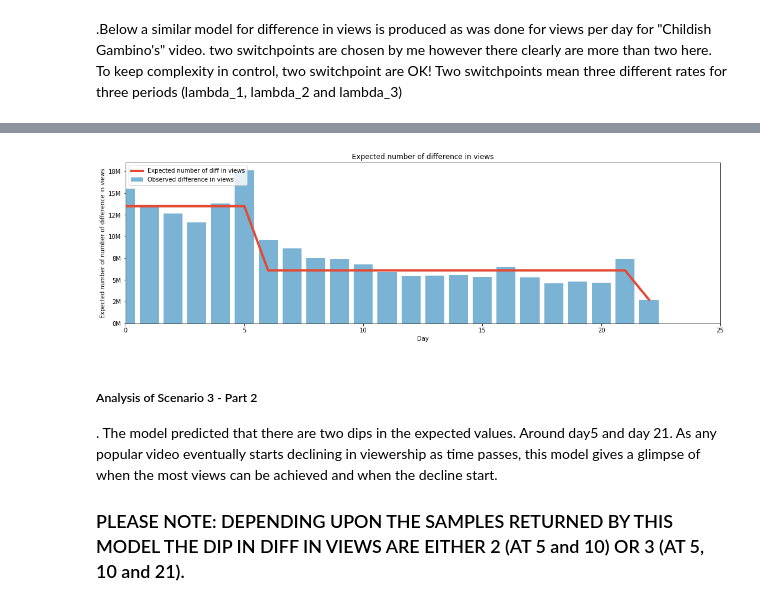
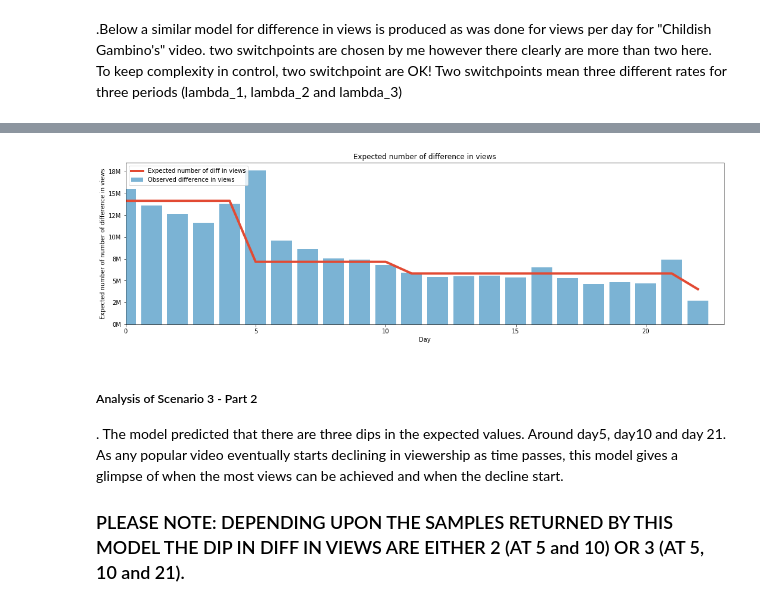
Before and after one commit to fariha23/YouTube_Data_Analysis_Video_Categories, a Jupyter notebook: YouTube-Statistics.ipynb, the cells around one changed output, grey strips where cells are left out. Saved outputs shown, nothing was run; the diff lists cells and outputs as text; code cells hidden in the pictures.

```diff
--- a/YouTube-Statistics.ipynb
+++ b/YouTube-Statistics.ipynb
@@ -634,37 +635,37 @@ N1 = tau_1_a_samples.shape[0]
 
 n_count_data1=len(childish_diff_array)
 
 expected_diff_views_per_day = np.zeros(n_count_data1)
 
 for day in range(0, int(np.mean(tau_1_a_samples))):
     ix = day <= tau_1_a_samples
     expected_diff_views_per_day[day] = (lambda_1_a_samples[ix].sum() + lambda_2_a_samples[~ix].sum()) / N1
 
 for day in range(int(np.mean(tau_1_a_samples)), n_count_data1):
     ix = day <= tau_2_a_samples
     expected_diff_views_per_day[day] = (lambda_2_a_samples[ix].sum() + lambda_3_a_samples[~ix].sum()) / N1
 
 
 
 f, ax = plt.subplots(figsize=(18,5))
 
 plt.plot(range(n_count_data1), expected_diff_views_per_day, lw=4, color="#E24A33",
          label="Expected number of diff in views")
-plt.xlim(0, n_count_data)
+plt.xlim(0, n_count_data1)
 plt.xlabel("Day")
 plt.ylabel("Expected number of number of difference in views")
 plt.title("Expected number of difference in views")
 
 plt.bar(np.arange(n_count_data1), childish_diff_array, color="#348ABD", alpha=0.65, label= "Observed difference in views")
 ax.yaxis.set_major_formatter(ticker.FuncFormatter(lambda x, pos: '{:,.0f}'.format(x/1000000) + 'M'))
 
 plt.legend(loc="upper left")
 
 plt.savefig('youtube-childish-diff-bayseian-expected-value', bbox_inches = "tight")
 # %% [output]
-[figure, old version]
+[figure, new version]
 # %% [markdown]
 ##### Analysis of Scenario 3 - Part 2
-. The model predicted that there are two dips in the expected values. Around day5 and day 21. As any popular video eventually starts declining in viewership as time passes, this model gives a glimpse of when the most views can be achieved and when the decline start.
+. The model predicted that there are three dips in the expected values. Around day5, day10 and day 21. As any popular video eventually starts declining in viewership as time passes, this model gives a glimpse of when the most views can be achieved and when the decline start.
 
 ### PLEASE NOTE: DEPENDING UPON THE SAMPLES RETURNED BY THIS MODEL THE DIP IN DIFF IN VIEWS ARE EITHER 2 (AT 5 and 10) OR 3 (AT 5, 10 and 21).
```
Also changed, not shown: parts of 3 cells of this notebook, 1 other file.
